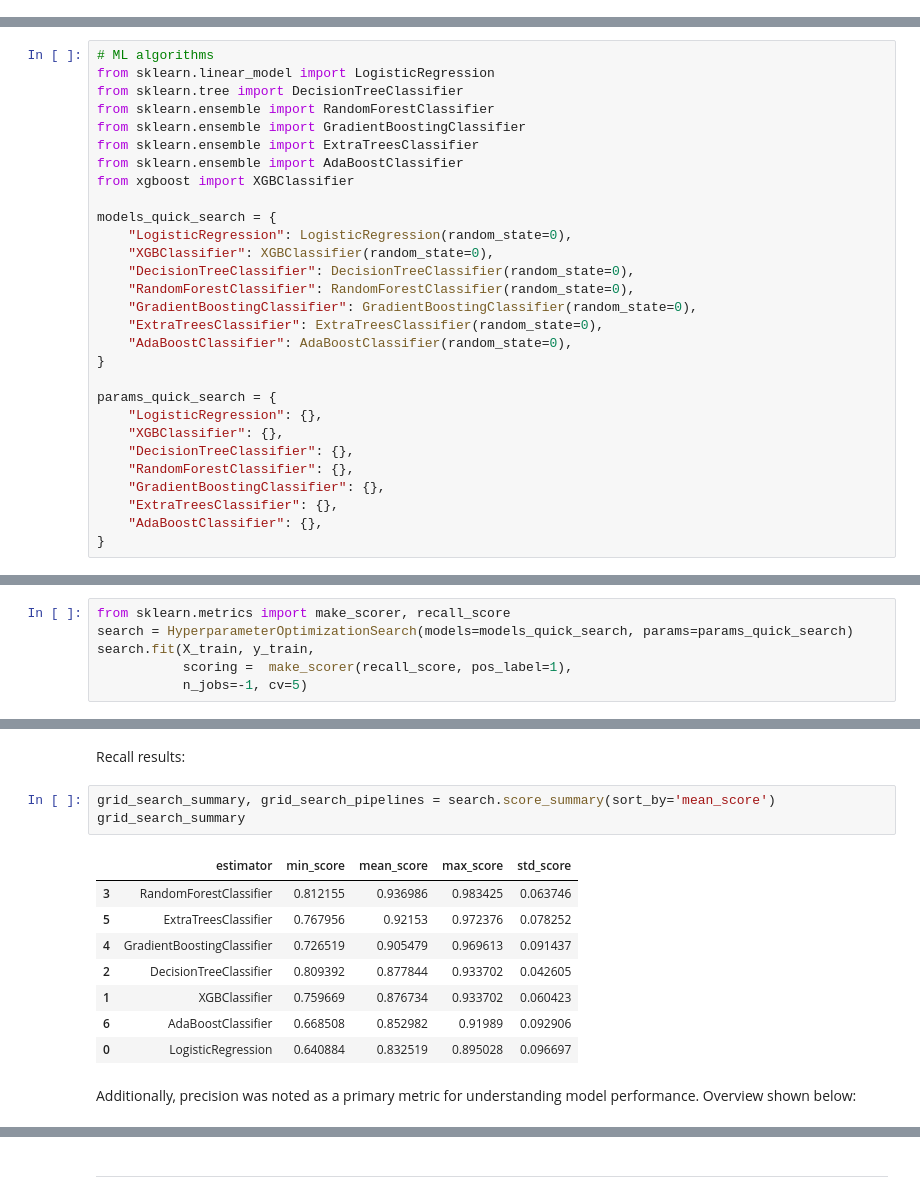
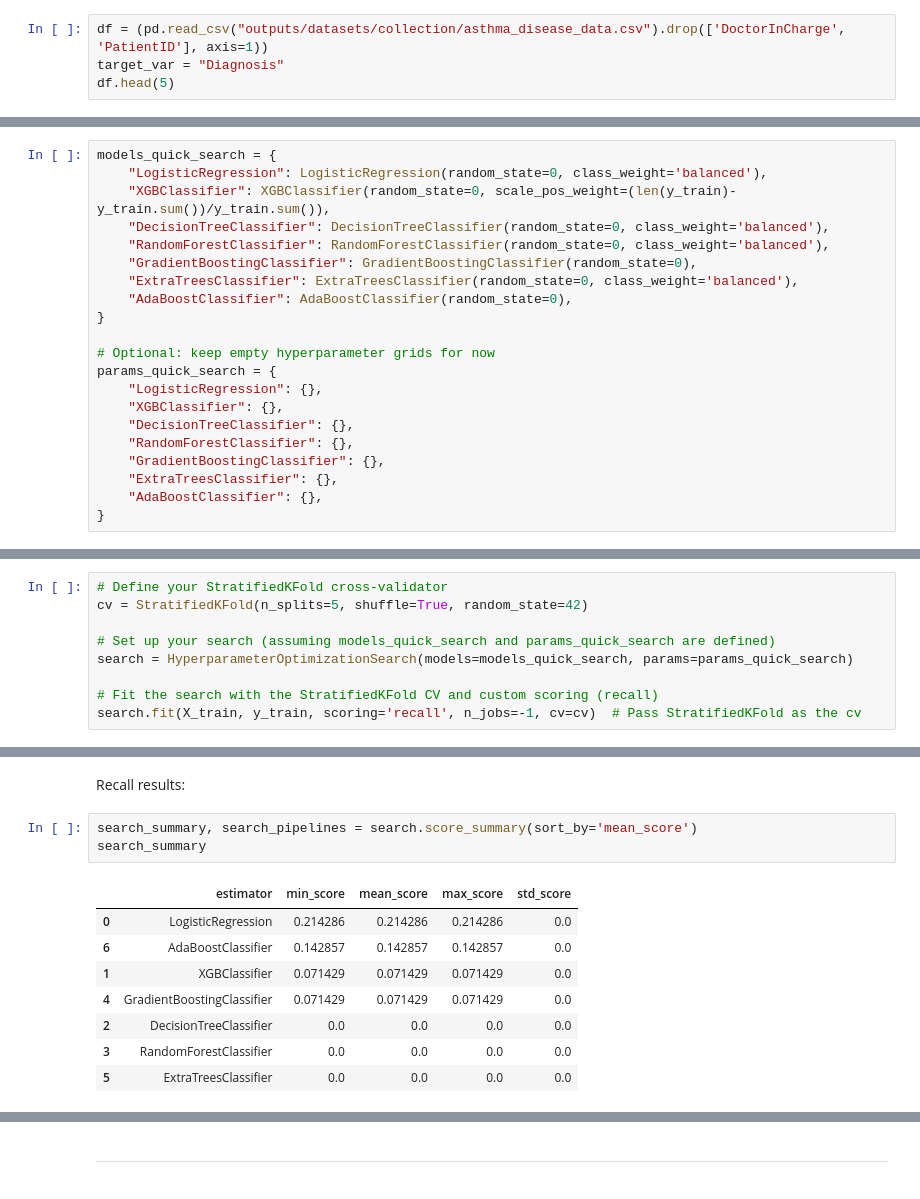
Before and after one commit to CodingLL25/AsthmaBurden, a Jupyter notebook: jupyter_notebooks/05_PredictingAsthma.ipynb, the cells around one changed output, grey strips where cells are left out. Drawn from its saved outputs; the diff is of its cells as text.

Commit message:
First pass at predicting asthma

```diff
--- a/jupyter_notebooks/05_PredictingAsthma.ipynb
+++ b/jupyter_notebooks/05_PredictingAsthma.ipynb
@@ -232,0 +102,4 @@ plt.show()
+# %%
+df = (pd.read_csv("outputs/datasets/collection/asthma_disease_data.csv").drop(['DoctorInCharge', 'PatientID'], axis=1))
+target_var = "Diagnosis"
+df.head(5)
@@ -295,25 +410,17 @@ Multiple machine learning models were evaluated to provide baseline performance
 * Tree-based models split the data based on feature thresholds to make predictions, and hangle non-linearities (decision tree, random forest)
 * Boosting models look at each new model, and corrects errors of the previous one sequentially (XGBoost, CatBoost, AdaBoost, Gradient Boosting)
 # %%
-# ML algorithms
-from sklearn.linear_model import LogisticRegression
-from sklearn.tree import DecisionTreeClassifier
-from sklearn.ensemble import RandomForestClassifier
-from sklearn.ensemble import GradientBoostingClassifier
-from sklearn.ensemble import ExtraTreesClassifier
-from sklearn.ensemble import AdaBoostClassifier
-from xgboost import XGBClassifier
-
 models_quick_search = {
-    "LogisticRegression": LogisticRegression(random_state=0),
-    "XGBClassifier": XGBClassifier(random_state=0),
-    "DecisionTreeClassifier": DecisionTreeClassifier(random_state=0),
-    "RandomForestClassifier": RandomForestClassifier(random_state=0),
+    "LogisticRegression": LogisticRegression(random_state=0, class_weight='balanced'),
+    "XGBClassifier": XGBClassifier(random_state=0, scale_pos_weight=(len(y_train)-y_train.sum())/y_train.sum()),
+    "DecisionTreeClassifier": DecisionTreeClassifier(random_state=0, class_weight='balanced'),
+    "RandomForestClassifier": RandomForestClassifier(random_state=0, class_weight='balanced'),
     "GradientBoostingClassifier": GradientBoostingClassifier(random_state=0),
-    "ExtraTreesClassifier": ExtraTreesClassifier(random_state=0),
+    "ExtraTreesClassifier": ExtraTreesClassifier(random_state=0, class_weight='balanced'),
     "AdaBoostClassifier": AdaBoostClassifier(random_state=0),
 }
 
+# Optional: keep empty hyperparameter grids for now
 params_quick_search = {
     "LogisticRegression": {},
     "XGBClassifier": {},
@@ -329,9 +436,3 @@ Primary metrics for choosing the best model:
 * Precision for asthma ≥ 0.60 – to reduce false positives, avoiding over-identifying healthy patients as asthmatic.
 
 GridSearchCV was run evaluate the model performance using the default hyperparameters; 5-fold cross-validation to obtain a robust estimate of model performance and reduce the impact of random variation in the training data.
-# %%
-from sklearn.metrics import make_scorer, recall_score
-search = HyperparameterOptimizationSearch(models=models_quick_search, params=params_quick_search)
-search.fit(X_train, y_train,
-           scoring =  make_scorer(recall_score, pos_label=1),
-           n_jobs=-1, cv=5)
@@ -375,0 +439,9 @@ Fitting 5 folds for each of 1 candidates, totalling 5 fits
+# %%
+# Define your StratifiedKFold cross-validator
+cv = StratifiedKFold(n_splits=5, shuffle=True, random_state=42)
+
+# Set up your search (assuming models_quick_search and params_quick_search are defined)
+search = HyperparameterOptimizationSearch(models=models_quick_search, params=params_quick_search)
+
+# Fit the search with the StratifiedKFold CV and custom scoring (recall)
+search.fit(X_train, y_train, scoring='recall', n_jobs=-1, cv=cv)  # Pass StratifiedKFold as the cv
@@ -376,16 +466,14 @@ Fitting 5 folds for each of 1 candidates, totalling 5 fits
 # %% [markdown]
 Recall results:
 # %%
-grid_search_summary, grid_search_pipelines = search.score_summary(sort_by='mean_score')
-grid_search_summary
+search_summary, search_pipelines = search.score_summary(sort_by='mean_score')
+search_summary
 # %% [output]
 |  | estimator | min_score | mean_score | max_score | std_score |
-| 3 | RandomForestClassifier | 0.812155 | 0.936986 | 0.983425 | 0.063746 |
-| 5 | ExtraTreesClassifier | 0.767956 | 0.92153 | 0.972376 | 0.078252 |
-| 4 | GradientBoostingClassifier | 0.726519 | 0.905479 | 0.969613 | 0.091437 |
-| 2 | DecisionTreeClassifier | 0.809392 | 0.877844 | 0.933702 | 0.042605 |
-| 1 | XGBClassifier | 0.759669 | 0.876734 | 0.933702 | 0.060423 |
-| 6 | AdaBoostClassifier | 0.668508 | 0.852982 | 0.91989 | 0.092906 |
-| 0 | LogisticRegression | 0.640884 | 0.832519 | 0.895028 | 0.096697 |
+| 0 | LogisticRegression | 0.214286 | 0.214286 | 0.214286 | 0.0 |
+| 6 | AdaBoostClassifier | 0.142857 | 0.142857 | 0.142857 | 0.0 |
+| 1 | XGBClassifier | 0.071429 | 0.071429 | 0.071429 | 0.0 |
+| 4 | GradientBoostingClassifier | 0.071429 | 0.071429 | 0.071429 | 0.0 |
+| 2 | DecisionTreeClassifier | 0.0 | 0.0 | 0.0 | 0.0 |
+| 3 | RandomForestClassifier | 0.0 | 0.0 | 0.0 | 0.0 |
+| 5 | ExtraTreesClassifier | 0.0 | 0.0 | 0.0 | 0.0 |
-# %% [markdown]
-Additionally, precision was noted as a primary metric for understanding model performance. Overview shown below:
```
Also changed, not shown: parts of 66 cells of this notebook, 1 other file.
